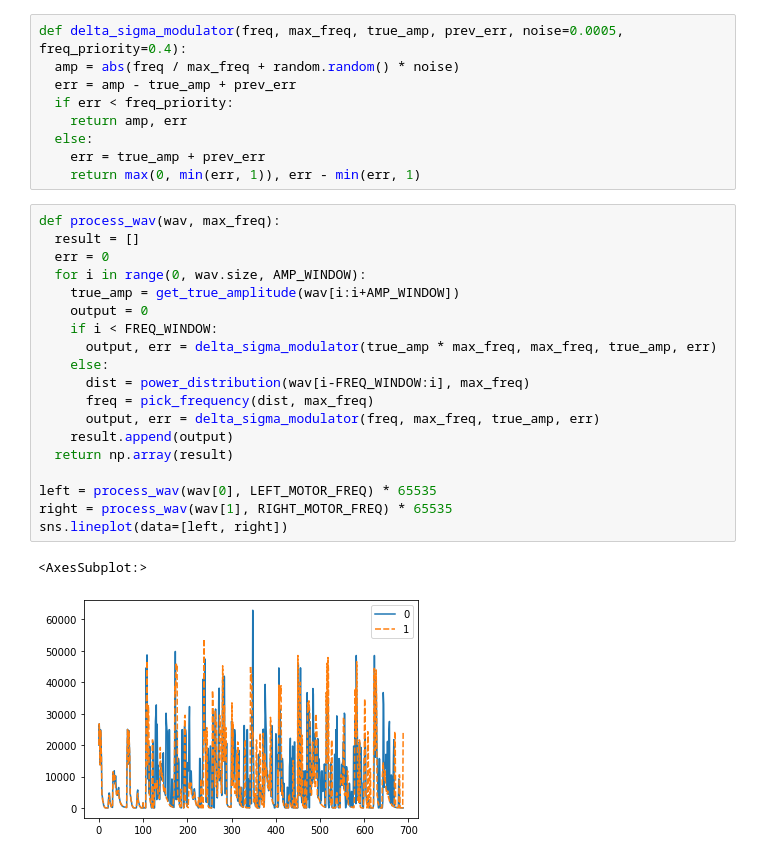
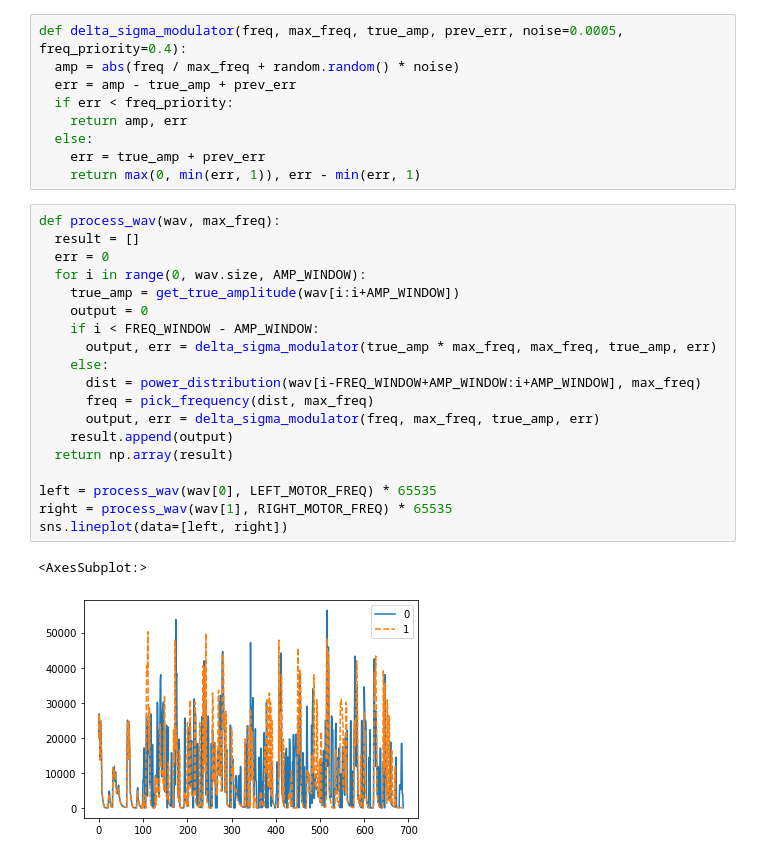
Before and after one commit to dsh0416/vibro, a Jupyter notebook: notebook.ipynb, the cells around one changed output. Cells and saved outputs as stored; diff of their text form.

```diff
--- a/notebook.ipynb
+++ b/notebook.ipynb
@@ -62,22 +62,22 @@ def delta_sigma_modulator(freq, max_freq, true_amp, prev_err, noise=0.0005, freq
 # %%
 def process_wav(wav, max_freq):
   result = []
   err = 0
   for i in range(0, wav.size, AMP_WINDOW):
     true_amp = get_true_amplitude(wav[i:i+AMP_WINDOW])
     output = 0
-    if i < FREQ_WINDOW:
+    if i < FREQ_WINDOW - AMP_WINDOW:
       output, err = delta_sigma_modulator(true_amp * max_freq, max_freq, true_amp, err)
     else:
-      dist = power_distribution(wav[i-FREQ_WINDOW:i], max_freq)
+      dist = power_distribution(wav[i-FREQ_WINDOW+AMP_WINDOW:i+AMP_WINDOW], max_freq)
       freq = pick_frequency(dist, max_freq)
       output, err = delta_sigma_modulator(freq, max_freq, true_amp, err)
     result.append(output)
   return np.array(result)
 
 left = process_wav(wav[0], LEFT_MOTOR_FREQ) * 65535
 right = process_wav(wav[1], RIGHT_MOTOR_FREQ) * 65535
 sns.lineplot(data=[left, right])
 # %% [output]
 <AxesSubplot:>
-[figure, old version]
+[figure, new version]
```
Also changed, not shown: parts of 1 cell of this notebook.
